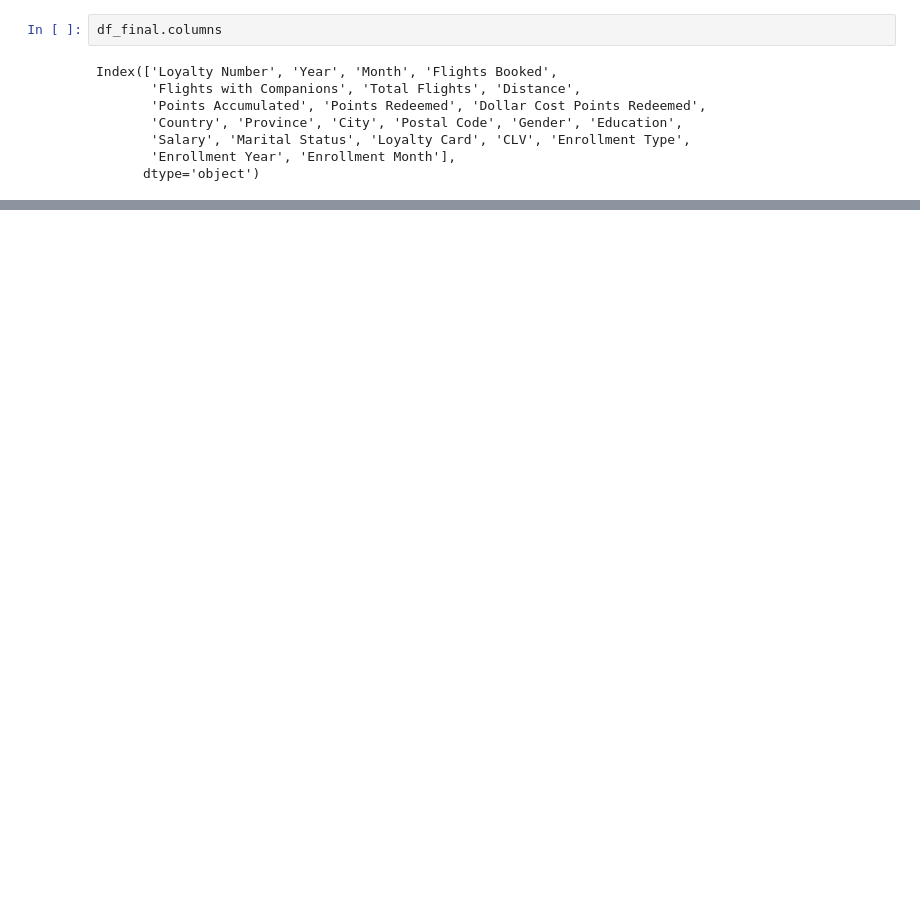
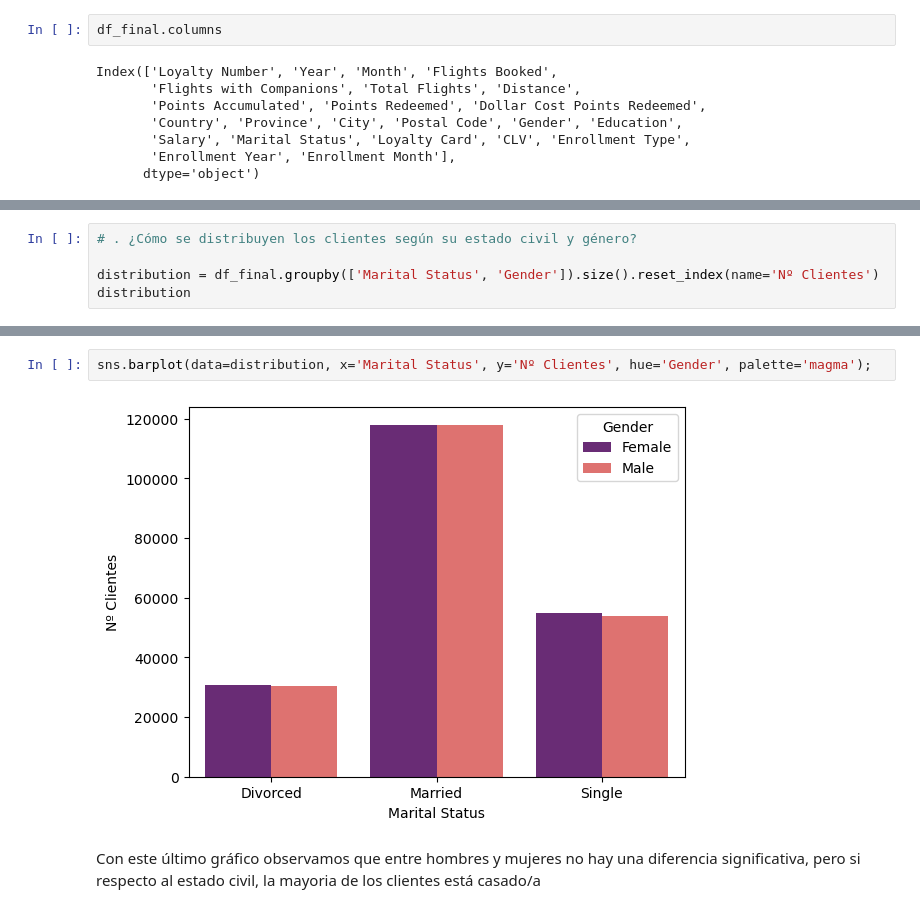
Before and after one commit to Adalab/bda-modulo-3-evaluacion-final-cgomezza, a Jupyter notebook: evaluacion-modulo-3-carmen-gomez-zamora-promo-b.ipynb, the cells around one changed output, grey strips where cells are left out. Cells and saved outputs as stored; diff of their text form; blank space fills up the shorter version.

```diff
--- a/evaluacion-modulo-3-carmen-gomez-zamora-promo-b.ipynb
+++ b/evaluacion-modulo-3-carmen-gomez-zamora-promo-b.ipynb
@@ -328,0 +356,5 @@ NameError: name 'mean_salary' is not defined
+# %%
+# . ¿Cómo se distribuyen los clientes según su estado civil y género?
+
+distribution = df_final.groupby(['Marital Status', 'Gender']).size().reset_index(name='Nº Clientes')
+distribution
@@ -328,0 +369,6 @@ NameError: name 'mean_salary' is not defined
+# %%
+sns.barplot(data=distribution, x='Marital Status', y='Nº Clientes', hue='Gender', palette='magma');
+# %% [output]
+[figure, added]
+# %% [markdown]
+Con este último gráfico observamos que entre hombres y mujeres no hay una diferencia significativa, pero si respecto al estado civil, la mayoria de los clientes está casado/a
```
Also changed, not shown: parts of 22 cells of this notebook, 1 other file.
